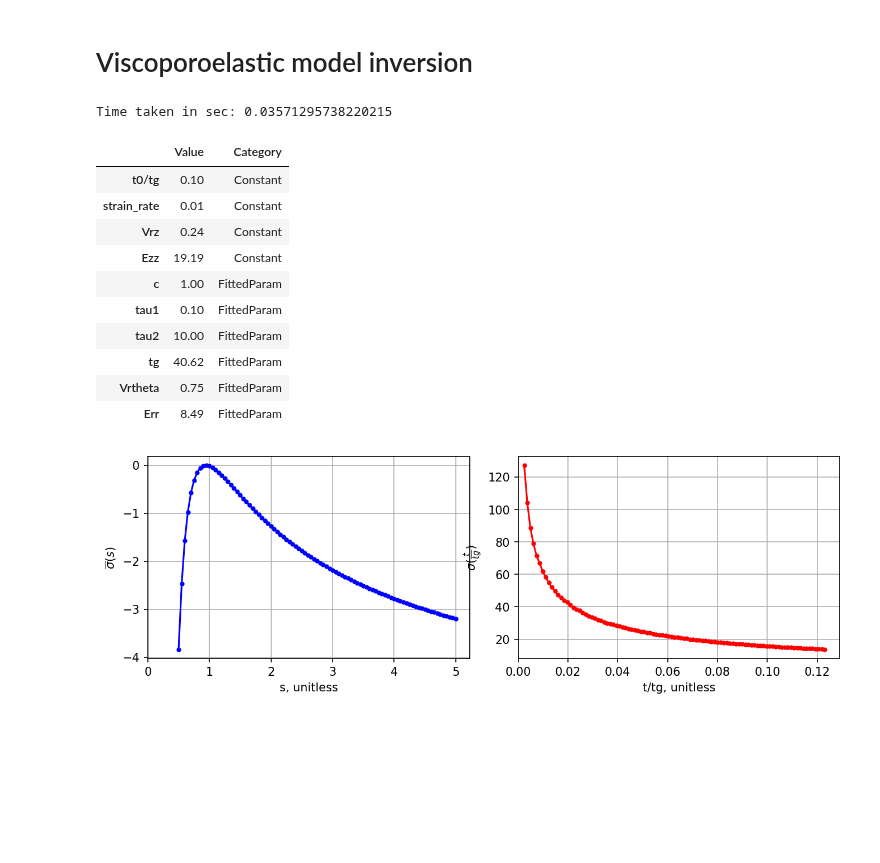
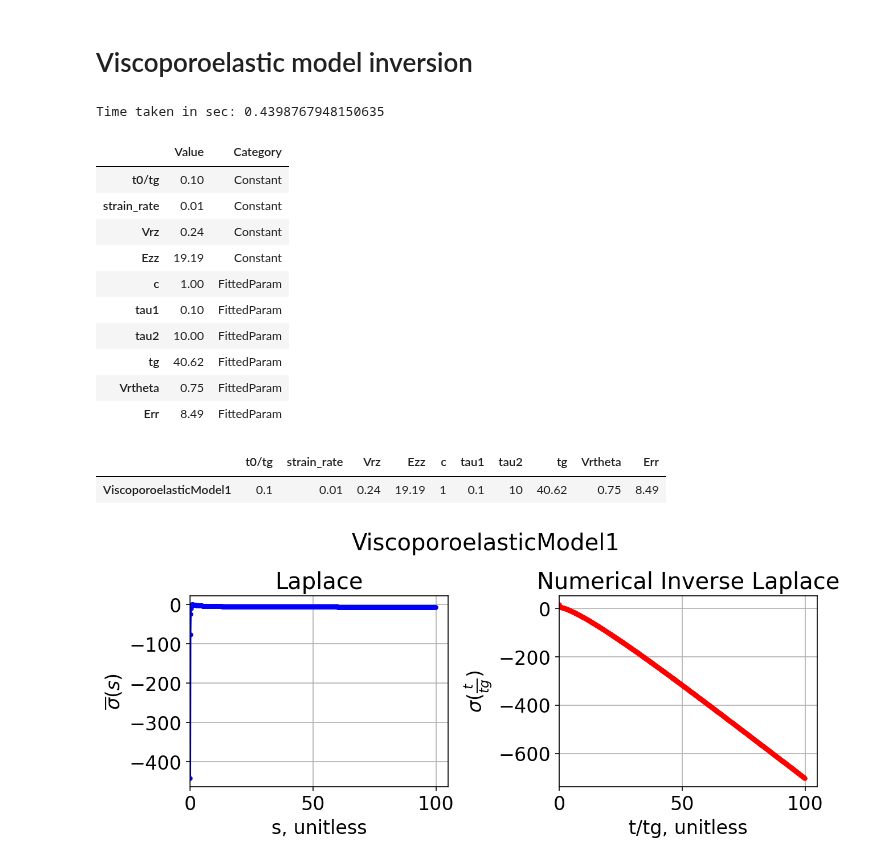
Before and after one commit to ryerrabelli/Yerrabelli-Spector-Poroelastic-Model-Code, a Jupyter notebook: src/ViscoporoelasticInversion.ipynb, the cells around one changed output. Drawn from its saved outputs; the diff is of its cells as text; code cells hidden in the pictures; blank space fills up the shorter version.

Commit message:
Finished plots and sent them to Dr. Spector. Also updated equations word docx.

```diff
--- a/src/ViscoporoelasticInversion.ipynb
+++ b/src/ViscoporoelasticInversion.ipynb
@@ -79,14 +79,11 @@ Yuan, D., Somers, S.M., Grayson, W.L. et al. A Poroelastic Model of a Fibrous-Po
 # Viscoporoelastic model inversion
 # %%
 #@markdown Viscoporoelastic Model - Numerical Inversion
-
-import time as timer
 
 importlib.reload(plotting)
 importlib.reload(viscoporoelastic_model)
 from viscoporoelastic_model import ViscoporoelasticModel1
 
-t1=timer.time();
 
 #@markdown Predefined constants
 ViscoporoelasticModel1.t0_tg = 0.1 #@param {type:"number"} ; # 10 percent
@@ -102,8 +99,8 @@ tg = vpe.tg
 #@markdown Fitted parameters (to be determined by experimental fitting to the unknown material)
 ## Fitted parameters (to be determined by experimental fitting to
 # the unknown material)
-vpe.c =   1#@param {type:"number"} ;
-vpe.tau1 =  0.1#@param {type:"number"} ;  # units = sec
+vpe.c =   1 #@param {type:"number"} ;
+vpe.tau1 =  0.1 #@param {type:"number"} ;  # units = sec
 vpe.tau2 =  10 #@param {type:"number"} ;  # units = sec
 #tau = [tau1, tau2];
 #tau = [1 1];
@@ -111,73 +108,43 @@ vpe.tg=40.62 #@param {type:"number"}; #in units of s   # for porosity_sp == 0.5
 vpe.Vrtheta =  0.75#@param {type:"number"}; # Not actually v, but greek nu (represents Poisson's ratio)
 vpe.Err =  8.49#@param {type:"number"};
 
 # inputting a value of time=0 doesn't error (just returns None/NaN), but takes longer (about 2x as much) on python; not really MATLAB though
-times = np.arange(0.05, 5.05, 0.05)
+times = np.arange(0.1, 100, 0.1)*tg
 input_times = times
 plot_times  = times/tg
 func = vpe.laplace_value
 func_name = {"t":r"$\sigma(\frac{t}{tg})$", "s":r"$\overline{\sigma}(s)$"}
 x_names   = {"t":"t/tg, unitless", "s":"s, unitless"}
-#func_name = {"t":r"$f'(\frac{t}{tg})$", "s":r"$\overline{F'}(s)$","t_anal":f"f'(t/tg), {vpe.inverted_value_units()}"}
-#x_names   = {"t":"t/tg, unitless", "s":"s, unitless","t_anal":"t/tg, unitless"}
+s_vals = np.arange(0.1, 100, 0.1)
 
-s_vals = np.arange(0.5, 5.05, 0.05)
 
-import time as timer
-t1=timer.time();
-inverted_vals=euler_inversion(func, input_times/tg)
-t2=timer.time()-t1
-print("Time taken in sec:", t2)
-
-#%%
-# Non-positive s values give an error "invalid value encountered in sqrt"
-laplace_vals = func(s_vals)
 
 ##%%
-import matplotlib.pyplot as plt
-fig, axs = plt.subplots(1,2)
-fig.set_figwidth(9)
-fig.set_figheight(3)
-fig.set_dpi(150)
-fig.tight_layout()
-
-axs[0].plot(s_vals, laplace_vals, ".-b")
-axs[0].set_xlabel(x_names["s"])
-# theoretically, there should be no limit on s, but non-positive values throw an error in the function
-axs[0].set_xlim([0, None])
-axs[0].set_ylabel(func_name["s"])
-axs[0].grid()
-
-axs[1].plot(plot_times, inverted_vals, ".-r")
-axs[1].set_xlabel(x_names["t"])
-axs[1].set_xlim([0, None])
-axs[1].set_ylabel(func_name["t"])
-axs[1].grid()
-
-#axs[0].show()
-
-fig.show()
+plt.rc('font', size=16)  # default font size is 10
+fig, laplace_vals, inverted_vals_numerical, inverted_vals_analytical=plotting.plot_laplace_analysis(
+    func=func, func_name=func_name, x_names=x_names, s_vals=s_vals,
+    input_times=input_times, plot_times=plot_times, tg=tg, model_name = vpe.get_model_name())
 
 
-x1=np.arange(10)
-y1=np.random.random(10)
-x2=np.arange(4,12)
-y2=np.random.random(8)
 df1 = pd.DataFrame({'Constant':vpe.get_predefined_constant_names(),'Value':vpe.get_predefined_constants()})
 df2 = pd.DataFrame({'Fitted':vpe.get_fitted_parameter_names(),'Value':vpe.get_fitted_parameters()})
 df3 = pd.DataFrame({'Value':vpe.get_predefined_constants()+vpe.get_fitted_parameters(),"Category":vpe.get_var_categories()}, index=vpe.get_predefined_constant_names()+vpe.get_fitted_parameter_names())
-df3
+display(df3)
+
+display(pd.DataFrame(vpe.get_all_names_and_vars(),index=[vpe.get_model_name()]))
 # %% [output]
-Time taken in sec: 0.03571295738220215
+Time taken in sec: 0.4398767948150635
 |  | Value | Category |
 | t0/tg | 0.10 | Constant |
 | strain_rate | 0.01 | Constant |
 | Vrz | 0.24 | Constant |
 | Ezz | 19.19 | Constant |
 | c | 1.00 | FittedParam |
 | tau1 | 0.10 | FittedParam |
 | tau2 | 10.00 | FittedParam |
 | tg | 40.62 | FittedParam |
 | Vrtheta | 0.75 | FittedParam |
 | Err | 8.49 | FittedParam |
+|  | t0/tg | strain_rate | Vrz | Ezz | c | tau1 | tau2 | tg | Vrtheta | Err |
+| ViscoporoelasticModel1 | 0.1 | 0.01 | 0.24 | 19.19 | 1 | 0.1 | 10 | 40.62 | 0.75 | 8.49 |
-[figure, old version]
+[figure, new version]
```
Also changed, not shown: parts of 1 cell of this notebook, 8 other files.
